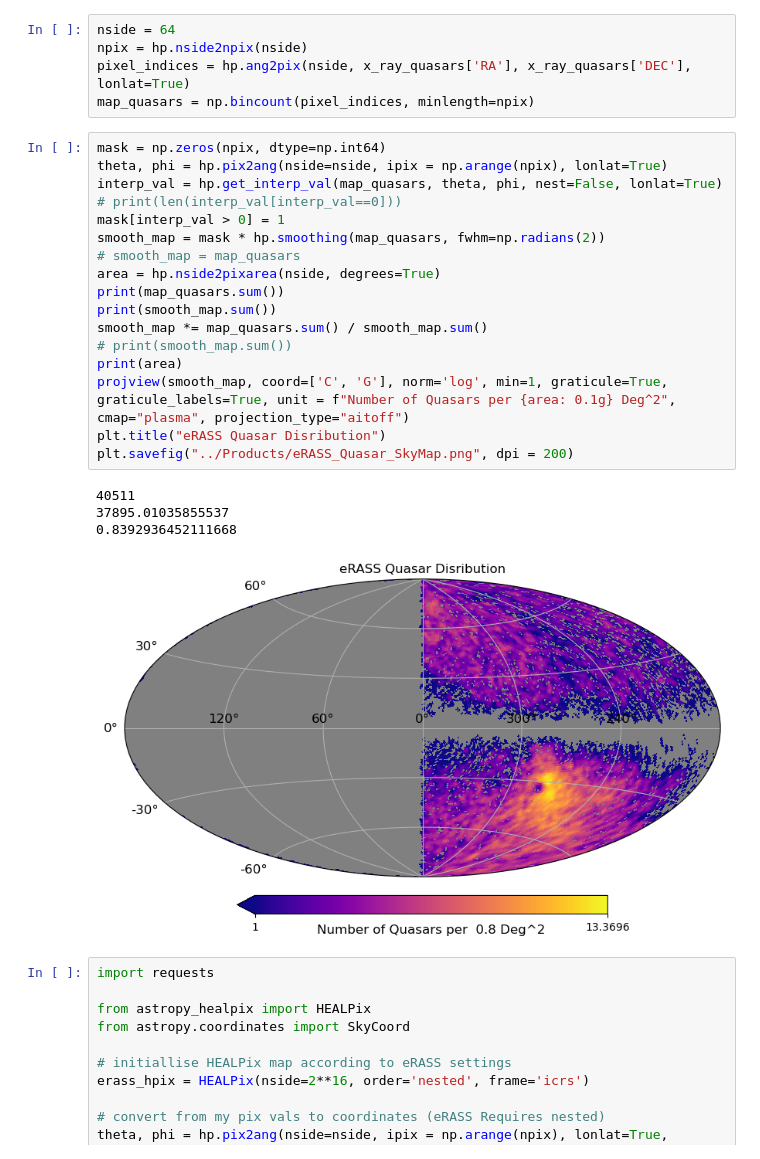
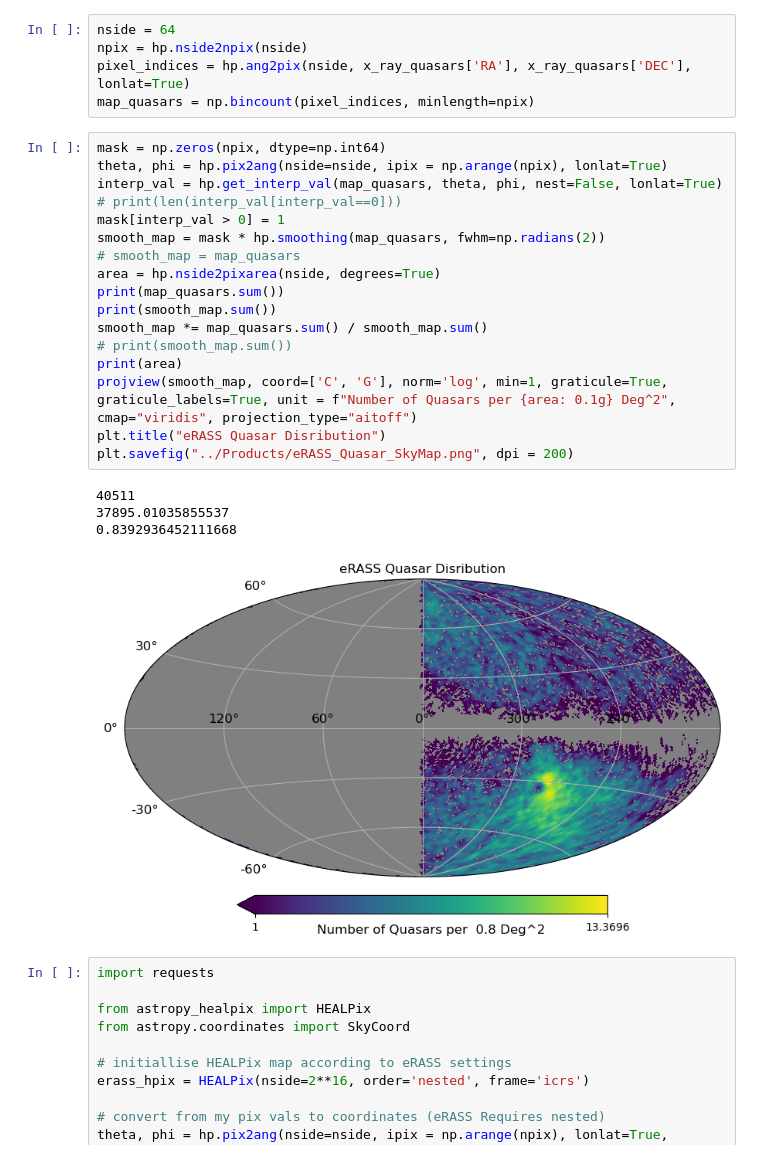
Before and after one commit to TobyWallage/Finding_Quasars_In_eRASS, a Jupyter notebook: Notebooks/Skyplots.ipynb, the cells around one changed output. Drawn from its saved outputs; the diff is of its cells as text.

```diff
--- a/Notebooks/Skyplots.ipynb
+++ b/Notebooks/Skyplots.ipynb
@@ -32,25 +32,25 @@ map_quasars = np.bincount(pixel_indices, minlength=npix)
 # %%
 mask = np.zeros(npix, dtype=np.int64)
 theta, phi = hp.pix2ang(nside=nside, ipix = np.arange(npix), lonlat=True)
 interp_val = hp.get_interp_val(map_quasars, theta, phi, nest=False, lonlat=True)
 # print(len(interp_val[interp_val==0]))
 mask[interp_val > 0] = 1
 smooth_map = mask * hp.smoothing(map_quasars, fwhm=np.radians(2))
 # smooth_map = map_quasars
 area = hp.nside2pixarea(nside, degrees=True)
 print(map_quasars.sum())
 print(smooth_map.sum())
 smooth_map *= map_quasars.sum() / smooth_map.sum()
 # print(smooth_map.sum())
 print(area)
-projview(smooth_map, coord=['C', 'G'], norm='log', min=1, graticule=True, graticule_labels=True, unit = f"Number of Quasars per {area: 0.1g} Deg^2", cmap="plasma", projection_type="aitoff")
+projview(smooth_map, coord=['C', 'G'], norm='log', min=1, graticule=True, graticule_labels=True, unit = f"Number of Quasars per {area: 0.1g} Deg^2", cmap="viridis", projection_type="aitoff")
 plt.title("eRASS Quasar Disribution")
 plt.savefig("../Products/eRASS_Quasar_SkyMap.png", dpi = 200)
 # %% [output]
 40511
 37895.01035855537
 0.8392936452111668
-[figure, old version]
+[figure, new version]
 # %%
 import requests
 
```
Also changed, not shown: parts of 2 cells of this notebook, 3 other files.
